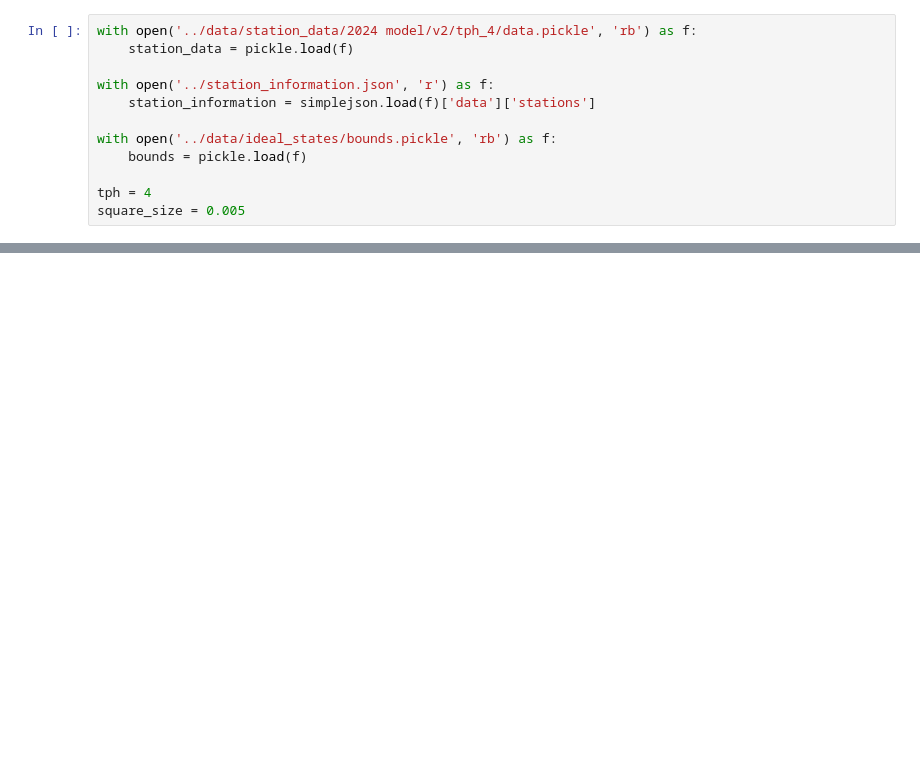
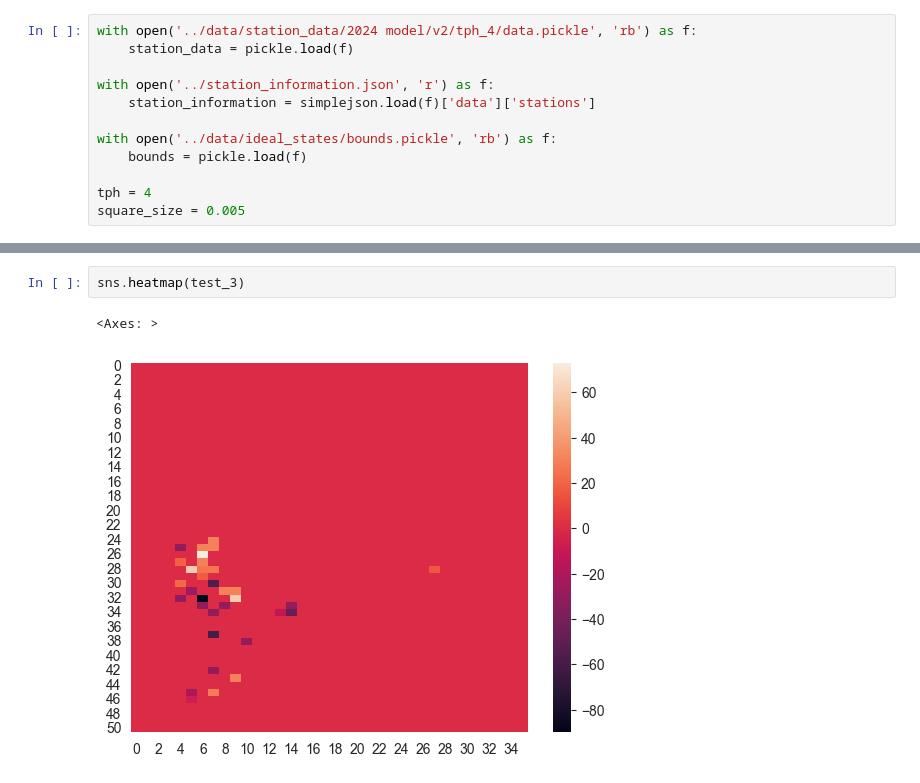
Before and after one commit to jarrettreimers/CSUREMM, a Jupyter notebook: cluster_model/integer_programming.ipynb, the cells around one changed output, grey strips where cells are left out. Cells and saved outputs as stored; diff of their text form; blank space fills up the shorter version.

```diff
--- a/cluster_model/integer_programming.ipynb
+++ b/cluster_model/integer_programming.ipynb
@@ -374,0 +300,5 @@ plt.show()
+# %%
+sns.heatmap(test_3)
+# %% [output]
+<Axes: >
+[figure, added]
```
Also changed, not shown: parts of 40 cells of this notebook, 5 other files.
